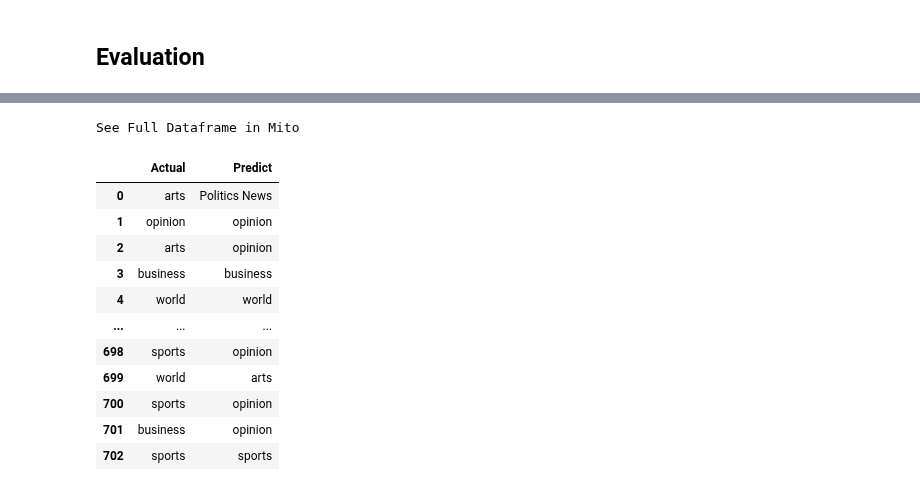
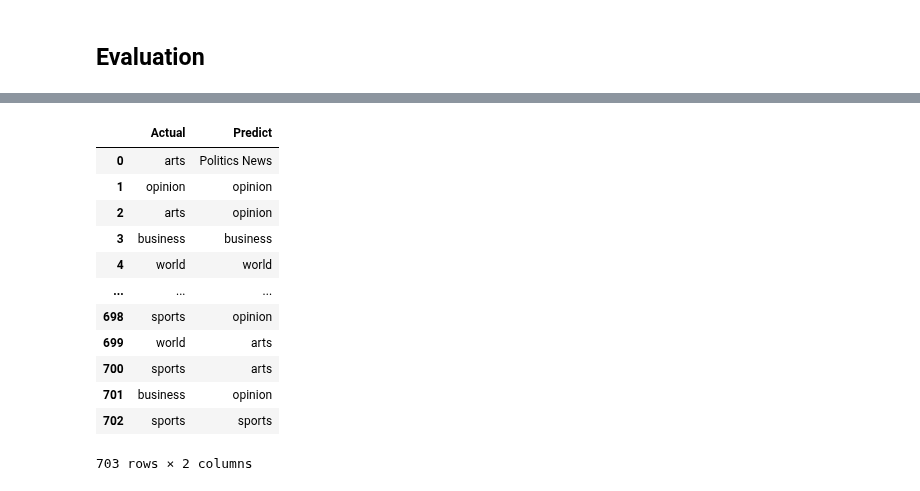
Before and after one commit to MEOW119X/Automated-News-Categorizer, a Jupyter notebook: notebook/MODELLING.ipynb, the cells around one changed output, grey strips where cells are left out. Drawn from its saved outputs; the diff is of its cells as text; code cells hidden in the pictures.

```diff
--- a/notebook/MODELLING.ipynb
+++ b/notebook/MODELLING.ipynb
@@ -237,32 +236,33 @@ ax.set_ylabel('Actual Values ');
 # %%
 def print_value(data):
     result = []
     for i in data:
         if i == [0]:
             result.append("opinion")
         elif i == [1]:
             result.append("world")
         elif i == [2]:
             result.append("Politics News")
         elif i == [3]:
             result.append("arts")
         elif i == [4]:
             result.append("business")
         elif i == [5]:
             result.append("sports")
     return result
-pd.DataFrame(data={"Actual" : print_value(y_test), "Predict" : print_value(y_pred)})
+score_ = pd.DataFrame(data={"Actual" : print_value(y_test), "Predict" : print_value(y_pred)})
+score_
 # %% [output]
+|  | Actual | Predict |
+| 0 | arts | Politics News |
+| 1 | opinion | opinion |
+| 2 | arts | opinion |
+| 3 | business | business |
+| 4 | world | world |
+| ... | ... | ... |
+| 698 | sports | opinion |
+| 699 | world | arts |
+| 700 | sports | arts |
+| 701 | business | opinion |
+| 702 | sports | sports |
-See Full Dataframe in Mito
+703 rows × 2 columns
-|  | Actual | Predict |
-| 0 | arts | Politics News |
-| 1 | opinion | opinion |
-| 2 | arts | opinion |
-| 3 | business | business |
-| 4 | world | world |
-| ... | ... | ... |
-| 698 | sports | opinion |
-| 699 | world | arts |
-| 700 | sports | opinion |
-| 701 | business | opinion |
-| 702 | sports | sports |
```
Also changed, not shown: parts of 9 cells of this notebook, 3 other files.
